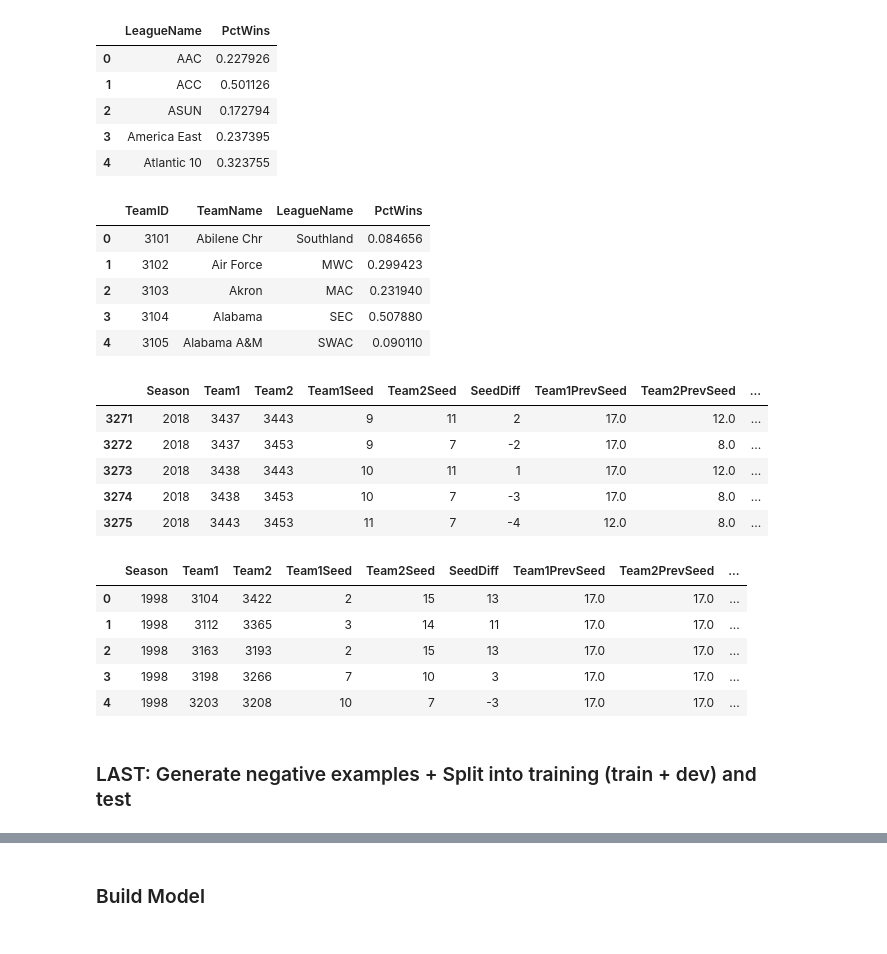
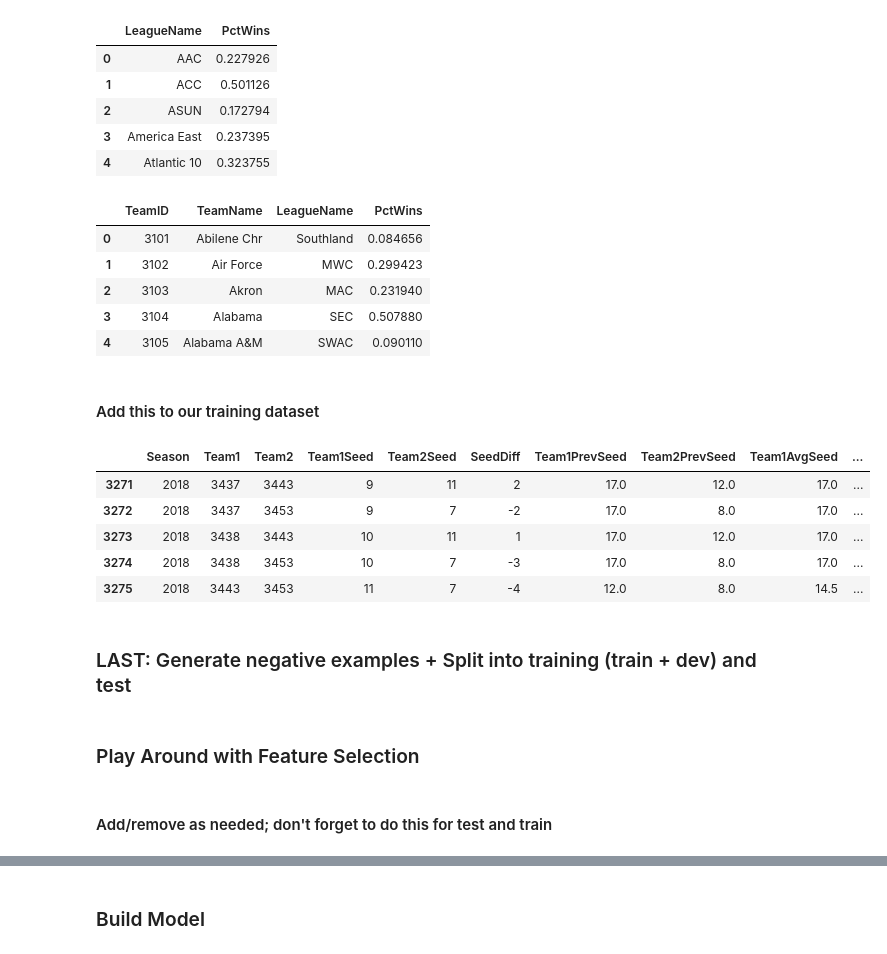
Before and after one commit to Dedomena-exerevnitis/mids-w207-kaggle, a Jupyter notebook: W207_Final_Evaluation_CC.ipynb, the cells around one changed output, grey strips where cells are left out. Cells and saved outputs as stored; diff of their text form; code cells hidden in the pictures.

```diff
--- a/W207_Final_Evaluation_CC.ipynb
+++ b/W207_Final_Evaluation_CC.ipynb
@@ -118,7 +120,6 @@ df_matchups.tail()
 ### Current Year Seed Difference
 # %%
 # negative number indicates that team 2 (loser, in this case) has higher seed
-df_matchups['SeedDiff'] = df_matchups['Team2Seed']
 df_matchups['SeedDiff'] = df_matchups['Team2Seed'].sub(df_matchups['Team1Seed'], axis=0)
 
 df_matchups.tail()
@@ -135,10 +136,14 @@ df_matchups.tail()
 # what to do for games where we had no previous year (1998)?
 
 # add 1 so easily referenced
-df_seeds['Season'] = df_seeds['Season'].apply(lambda x: x + 1)
+df_prev_seeds = pd.DataFrame({
+    'TeamID' : df_seeds['TeamID'],
+    'SeedInt' : df_seeds['SeedInt'],
+    'Season' : df_seeds['Season'].apply(lambda x: x + 1)
+})
 # %%
-df_W = df_seeds.rename(columns={'TeamID':'Team1','SeedInt':'Team1PrevSeed'})
-df_L = df_seeds.rename(columns={'TeamID':'Team2','SeedInt':'Team2PrevSeed'})
+df_W = df_prev_seeds.rename(columns={'TeamID':'Team1','SeedInt':'Team1PrevSeed'})
+df_L = df_prev_seeds.rename(columns={'TeamID':'Team2','SeedInt':'Team2PrevSeed'})
 df_dummy = pd.merge(left=df_matchups, right=df_W, how='left', on=['Season', 'Team1'])
 df_matchups = pd.merge(left=df_dummy, right=df_L, how='left', on=['Season', 'Team2'])
 
@@ -157,0 +163,4 @@ df_matchups.head()
+# %%
+# this indicates how far back we want to go
+# don't have to worry about missing data if we're not starting until 2010
+hist = 2.0
@@ -242,39 +307,32 @@ df_league_perf.head()
 | 4 | Atlantic 10 | 0.323755 |
 # %%
 df_teams_leagues = pd.merge(left=df_teams_leagues,right = df_league_perf, how='left', on=['LeagueName'])
+df_teams_leagues.head()
+# %% [output]
+|  | TeamID | TeamName | LeagueName | PctWins |
+| 0 | 3101 | Abilene Chr | Southland | 0.084656 |
+| 1 | 3102 | Air Force | MWC | 0.299423 |
+| 2 | 3103 | Akron | MAC | 0.231940 |
+| 3 | 3104 | Alabama | SEC | 0.507880 |
+| 4 | 3105 | Alabama A&M | SWAC | 0.090110 |
-# %%
-df_teams_leagues.head()
-# %% [output]
-|  | TeamID | TeamName | LeagueName | PctWins |
-| 0 | 3101 | Abilene Chr | Southland | 0.084656 |
-| 1 | 3102 | Air Force | MWC | 0.299423 |
-| 2 | 3103 | Akron | MAC | 0.231940 |
-| 3 | 3104 | Alabama | SEC | 0.507880 |
-| 4 | 3105 | Alabama A&M | SWAC | 0.090110 |
+# %% [markdown]
+#### Add this to our training dataset
 # %%
 df_W = df_teams_leagues[['TeamID','PctWins']].rename(columns={'TeamID':'Team1', 'PctWins' : "Team1LeaguePerf"})
 df_L = df_teams_leagues[['TeamID','PctWins']].rename(columns={'TeamID':'Team2', 'PctWins' : "Team2LeaguePerf"})
 # %%
 df_dummy = pd.merge(left=df_matchups, right=df_W, how='left', on=['Team1'])
 df_matchups = pd.merge(left=df_dummy, right=df_L, how='left', on=['Team2'])
 
+df_matchups['LeaguePerfDiff'] = df_matchups['Team1LeaguePerf'] - df_matchups['Team2LeaguePerf']
 df_matchups.tail()
 # %% [output]
-|  | Season | Team1 | Team2 | Team1Seed | Team2Seed | SeedDiff | Team1PrevSeed | Team2PrevSeed | ... |
-| 3271 | 2018 | 3437 | 3443 | 9 | 11 | 2 | 17.0 | 12.0 | ... |
-| 3272 | 2018 | 3437 | 3453 | 9 | 7 | -2 | 17.0 | 8.0 | ... |
-| 3273 | 2018 | 3438 | 3443 | 10 | 11 | 1 | 17.0 | 12.0 | ... |
-| 3274 | 2018 | 3438 | 3453 | 10 | 7 | -3 | 17.0 | 8.0 | ... |
-| 3275 | 2018 | 3443 | 3453 | 11 | 7 | -4 | 12.0 | 8.0 | ... |
+|  | Season | Team1 | Team2 | Team1Seed | Team2Seed | SeedDiff | Team1PrevSeed | Team2PrevSeed | Team1AvgSeed | ... |
+| 3271 | 2018 | 3437 | 3443 | 9 | 11 | 2 | 17.0 | 12.0 | 17.0 | ... |
+| 3272 | 2018 | 3437 | 3453 | 9 | 7 | -2 | 17.0 | 8.0 | 17.0 | ... |
+| 3273 | 2018 | 3438 | 3443 | 10 | 11 | 1 | 17.0 | 12.0 | 17.0 | ... |
+| 3274 | 2018 | 3438 | 3453 | 10 | 7 | -3 | 17.0 | 8.0 | 17.0 | ... |
+| 3275 | 2018 | 3443 | 3453 | 11 | 7 | -4 | 12.0 | 8.0 | 14.5 | ... |
-# %%
-df_matchups.head()
-# %% [output]
-|  | Season | Team1 | Team2 | Team1Seed | Team2Seed | SeedDiff | Team1PrevSeed | Team2PrevSeed | ... |
-| 0 | 1998 | 3104 | 3422 | 2 | 15 | 13 | 17.0 | 17.0 | ... |
-| 1 | 1998 | 3112 | 3365 | 3 | 14 | 11 | 17.0 | 17.0 | ... |
-| 2 | 1998 | 3163 | 3193 | 2 | 15 | 13 | 17.0 | 17.0 | ... |
-| 3 | 1998 | 3198 | 3266 | 7 | 10 | 3 | 17.0 | 17.0 | ... |
-| 4 | 1998 | 3203 | 3208 | 10 | 7 | -3 | 17.0 | 17.0 | ... |
 # %% [markdown]
 ### LAST: Generate negative examples + Split into training (train + dev) and test
 # %%
@@ -305,3 +369,7 @@ x_train = df_matchups.append(df_neg)
 # %%
 # build outcome = first 1/2 of data is positive, second 1/2 is negative
 y_train = ([1] * len(df_matchups)) + ([0] * len(df_matchups))
+# %% [markdown]
+### Play Around with Feature Selection
+# %% [markdown]
+#### Add/remove as needed; don't forget to do this for test and train
```
Also changed, not shown: parts of 22 cells of this notebook, 1 other file.
